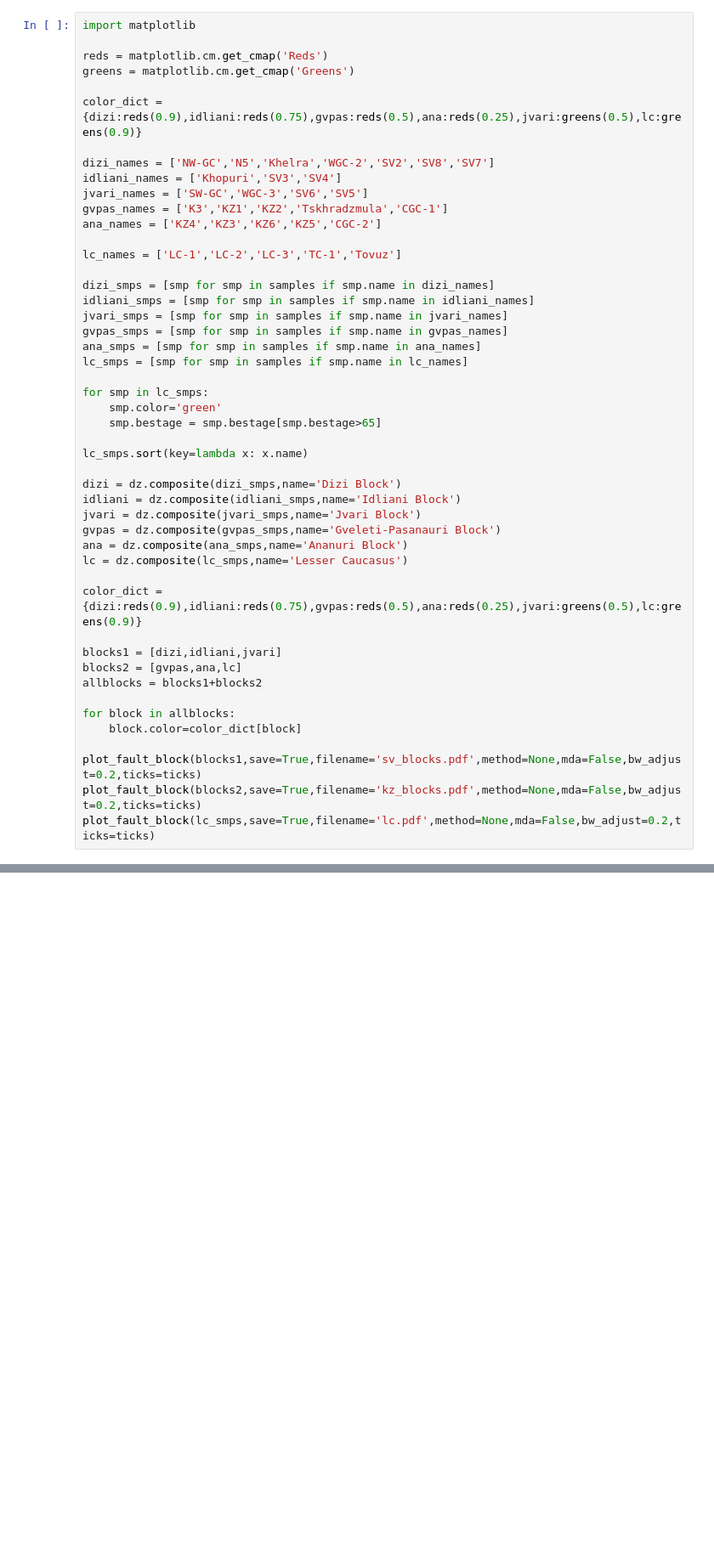
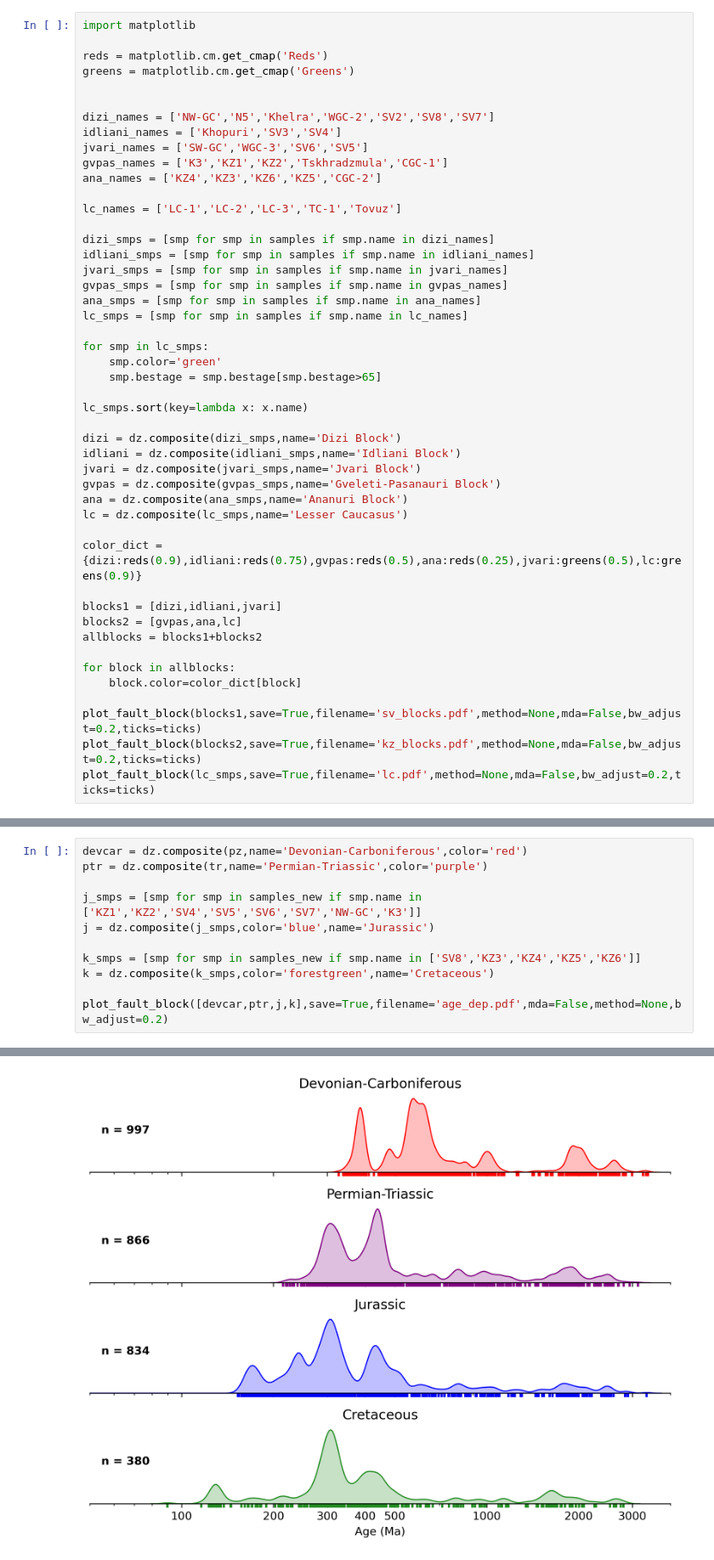
Before and after one commit to dyvasey/dz-caucasus, a Jupyter notebook: figs.ipynb, the cells around one changed output, grey strips where cells are left out. Shown at 85% size. Cells and saved outputs as stored; diff of their text form; blank space fills up the shorter version.

Commit message:
Added figure for deposition through time

```diff
--- a/figs.ipynb
+++ b/figs.ipynb
@@ -195,7 +195,6 @@ import matplotlib
 reds = matplotlib.cm.get_cmap('Reds')
 greens = matplotlib.cm.get_cmap('Greens')
 
-color_dict = {dizi:reds(0.9),idliani:reds(0.75),gvpas:reds(0.5),ana:reds(0.25),jvari:greens(0.5),lc:greens(0.9)}
 
 dizi_names = ['NW-GC','N5','Khelra','WGC-2','SV2','SV8','SV7']
 idliani_names = ['Khopuri','SV3','SV4']
@@ -256,3 +255,15 @@ plt.legend()
 fig.savefig('cad.pdf')
 # %% [output]
 [figure]
+# %%
+devcar = dz.composite(pz,name='Devonian-Carboniferous',color='red')
+ptr = dz.composite(tr,name='Permian-Triassic',color='purple')
+
+j_smps = [smp for smp in samples_new if smp.name in ['KZ1','KZ2','SV4','SV5','SV6','SV7','NW-GC','K3']]
+j = dz.composite(j_smps,color='blue',name='Jurassic')
+
+k_smps = [smp for smp in samples_new if smp.name in ['SV8','KZ3','KZ4','KZ5','KZ6']]
+k = dz.composite(k_smps,color='forestgreen',name='Cretaceous')
+
+plot_fault_block([devcar,ptr,j,k],save=True,filename='age_dep.pdf',mda=False,method=None,bw_adjust=0.2)
+# %% [output]
@@ -258,0 +274 @@ fig.savefig('cad.pdf')
+[figure, added]
```
Also changed, not shown: parts of 1 cell of this notebook.
